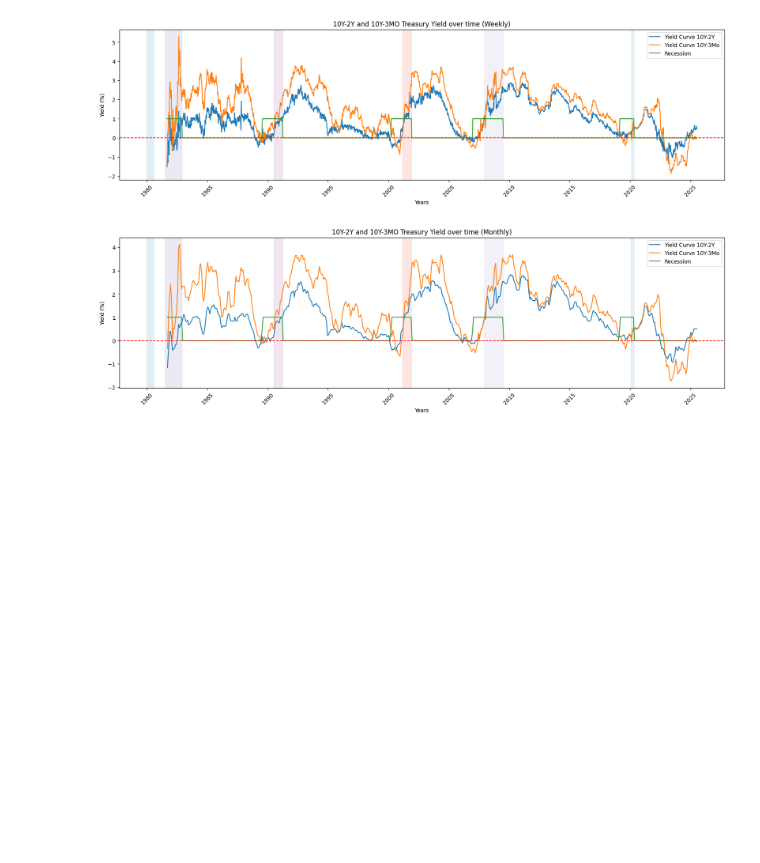
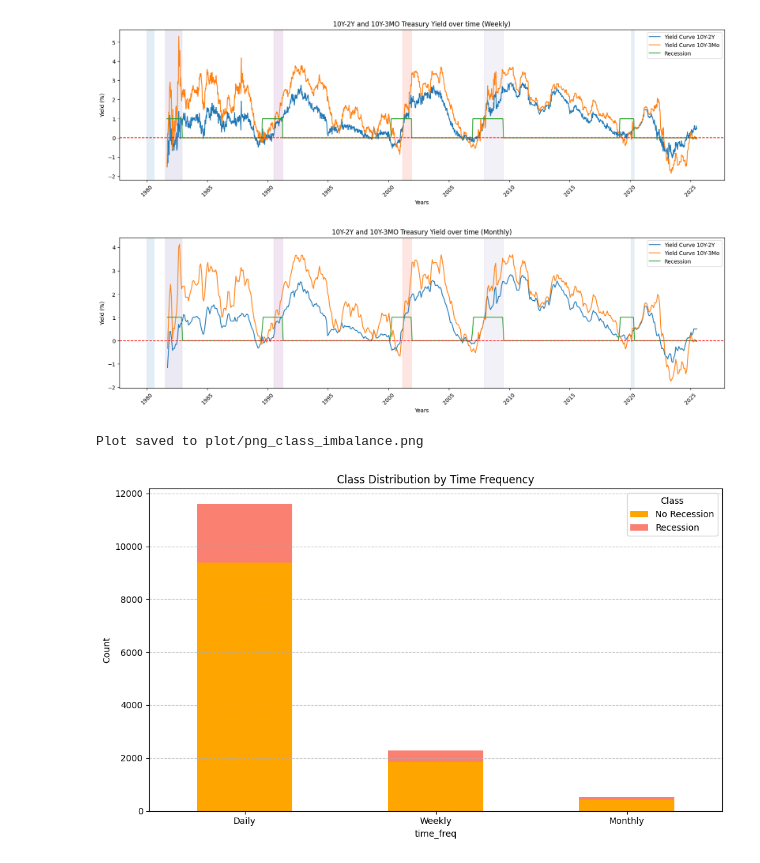
Before and after one commit to GordonOboh/RecessionPredictionML, a Jupyter notebook: Notebooks/data_prep.ipynb, the cells around one changed output. Saved outputs shown, nothing was run; the diff lists cells and outputs as text; code cells hidden in the pictures; blank space fills up the shorter version.

Commit message:
added class imbalance plot

```diff
--- a/Notebooks/data_prep.ipynb
+++ b/Notebooks/data_prep.ipynb
@@ -32,9 +32,13 @@ csv_export_config = {'datasets_raw':
 png_export_config = {'png_raw': # not created
                         {'save_png': False,
                         'file_title': 'data_raw'},
-                    'png_features':
+                     'png_features':
                         {'save_png': True,
-                        'file_title': 'png_features'}
+                        'file_title': 'png_features'},
+                     'png_class_imbalance':
+                        {'save_png': True,
+                        'file_title': 'png_class_imbalance'}
+
 }
 # %% [markdown]
 # Script to Retrieve data from FRED
@@ -202,3 +206,34 @@ for name, df in dict_features.items():
 [figure]
 [figure]
 [figure]
+# %%
+import matplotlib.pyplot as plt
+
+counts = []
+
+for name, df in dict_features.items():
+    count_0 = (df['recession'] == 0).sum()
+    count_1 = (df['recession'] == 1).sum()
+    counts.append({'time_freq': name, 'No Recession': count_0, 'Recession': count_1})
+
+# Convert to DataFrame
+count_df = pd.DataFrame(counts)
+count_df.set_index('time_freq', inplace=True)
+
+# Plot
+count_df.plot(kind='bar', stacked=True, figsize=(10, 6), color=['orange', 'salmon'])
+plt.title("Class Distribution by Time Frequency")
+#plt.xlabel("Time Frequency")
+plt.ylabel("Count")
+plt.xticks(rotation=0)
+plt.grid(True, axis='y', linestyle='--', alpha=0.7)
+plt.tight_layout()
+plt.legend(title='Class')
+
+file_io.output_png(fig=plt, flag = png_export_config['png_class_imbalance']['save_png'],
+                   file_name = png_export_config['png_class_imbalance']['file_title'])
+
+plt.show()
+# %% [output]
+Plot saved to plot/png_class_imbalance.png
+[figure, added]
```
